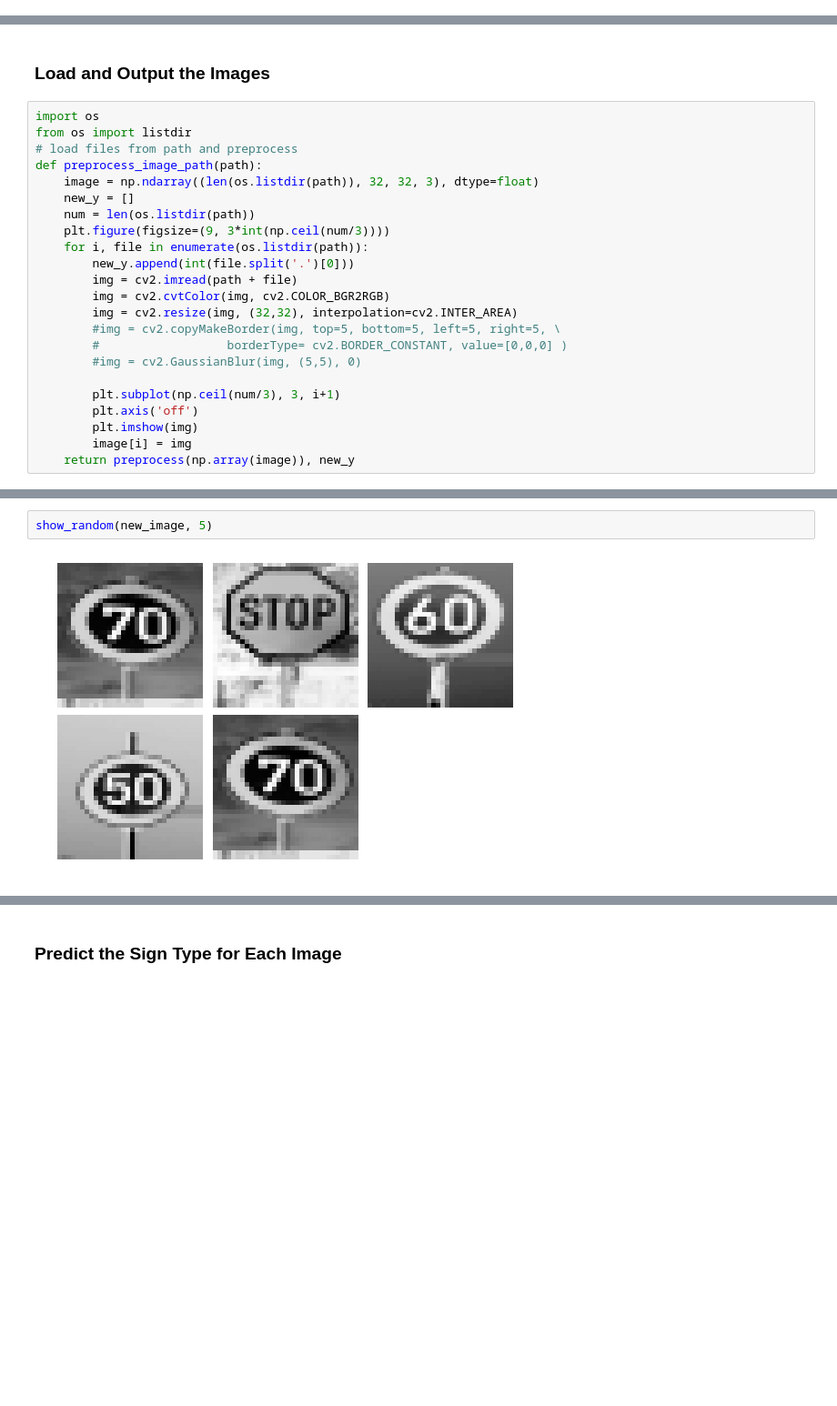
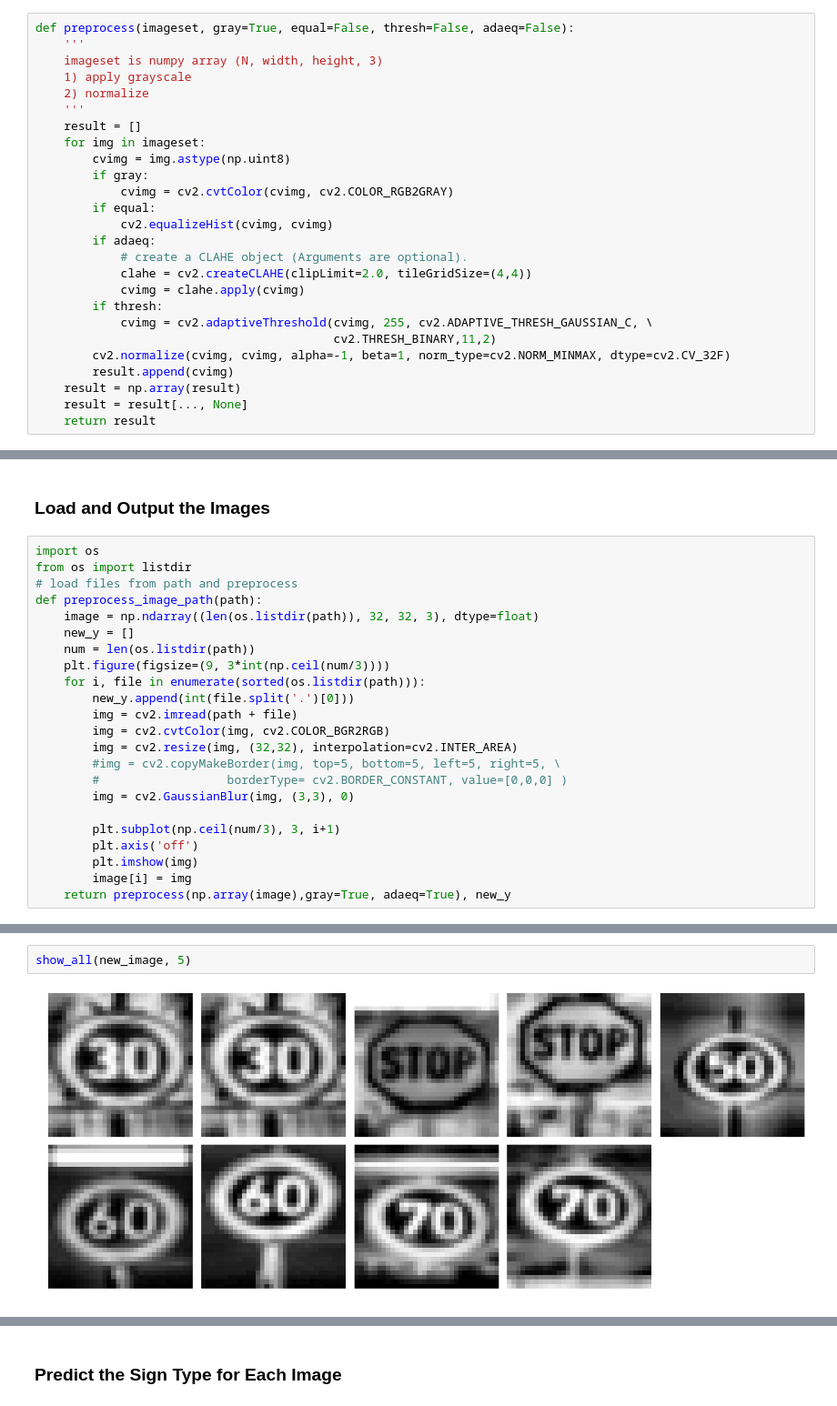
Before and after one commit to trivus/Traffic-sign-classifier, a Jupyter notebook: Traffic_Sign_Classifier.ipynb, the cells around one changed output, grey strips where cells are left out. Shown at 91% size. Saved outputs shown, nothing was run; the diff lists cells and outputs as text; blank space fills up the shorter version.

```diff
--- a/Traffic_Sign_Classifier.ipynb
+++ b/Traffic_Sign_Classifier.ipynb
@@ -208,0 +186,26 @@ show_random(X_train, 6)
+# %%
+def preprocess(imageset, gray=True, equal=False, thresh=False, adaeq=False):
+    '''
+    imageset is numpy array (N, width, height, 3)
+    1) apply grayscale
+    2) normalize
+    '''
+    result = []
+    for img in imageset:
+        cvimg = img.astype(np.uint8)
+        if gray:
+            cvimg = cv2.cvtColor(cvimg, cv2.COLOR_RGB2GRAY)
+        if equal:
+            cv2.equalizeHist(cvimg, cvimg)
+        if adaeq:
+            # create a CLAHE object (Arguments are optional).
+            clahe = cv2.createCLAHE(clipLimit=2.0, tileGridSize=(4,4))
+            cvimg = clahe.apply(cvimg)
+        if thresh:
+            cvimg = cv2.adaptiveThreshold(cvimg, 255, cv2.ADAPTIVE_THRESH_GAUSSIAN_C, \
+                                          cv2.THRESH_BINARY,11,2)
+        cv2.normalize(cvimg, cvimg, alpha=-1, beta=1, norm_type=cv2.NORM_MINMAX, dtype=cv2.CV_32F)
+        result.append(cvimg)
+    result = np.array(result)
+    result = result[..., None]
+    return result
@@ -381,20 +544,20 @@ def preprocess_image_path(path):
     new_y = []
     num = len(os.listdir(path))
     plt.figure(figsize=(9, 3*int(np.ceil(num/3))))
-    for i, file in enumerate(os.listdir(path)):
+    for i, file in enumerate(sorted(os.listdir(path))):
         new_y.append(int(file.split('.')[0]))
         img = cv2.imread(path + file)
         img = cv2.cvtColor(img, cv2.COLOR_BGR2RGB)
         img = cv2.resize(img, (32,32), interpolation=cv2.INTER_AREA)
         #img = cv2.copyMakeBorder(img, top=5, bottom=5, left=5, right=5, \
         #                  borderType= cv2.BORDER_CONSTANT, value=[0,0,0] )
-        #img = cv2.GaussianBlur(img, (5,5), 0)
+        img = cv2.GaussianBlur(img, (3,3), 0)
 
         plt.subplot(np.ceil(num/3), 3, i+1)
         plt.axis('off')
         plt.imshow(img)
         image[i] = img
-    return preprocess(np.array(image)), new_y
+    return preprocess(np.array(image),gray=True, adaeq=True), new_y
 # %%
 ### Load the images and plot them here.
 ### Feel free to use as many code cells as needed.
@@ -404,7 +567,7 @@ new_image, new_y = preprocess_image_path('./signs/')
 # %%
-show_random(new_image, 5)
+show_all(new_image, 5)
 # %% [output]
-[figure, old version]
+[figure, new version]
 # %%
 print(new_y)
 # %% [output]
```
Also changed, not shown: parts of 43 cells of this notebook, 3 other files.
